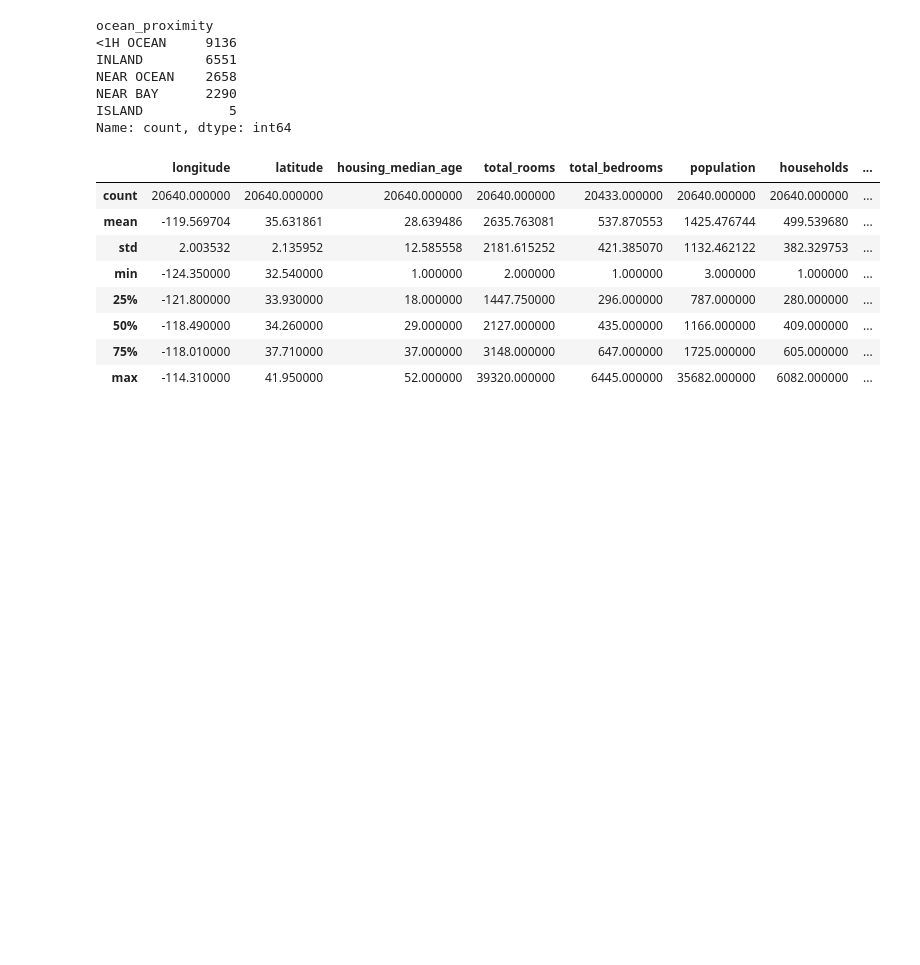
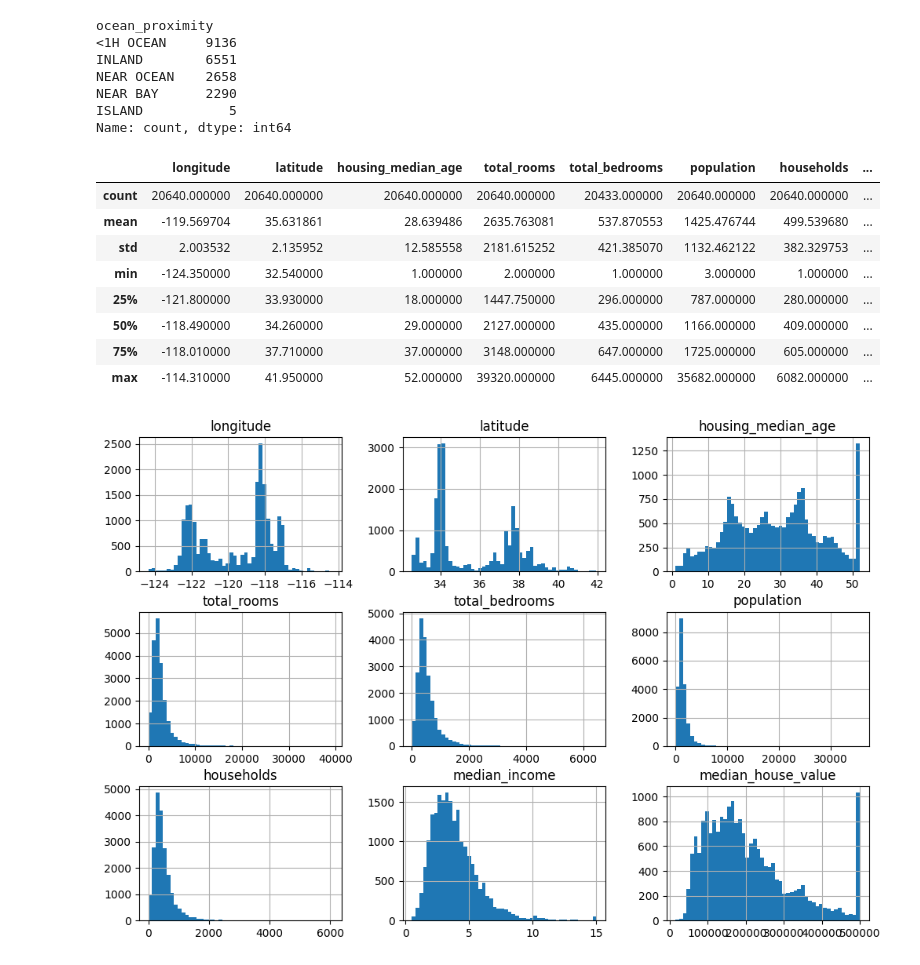
Before and after one commit to jurchiks33/Machine-Learning-Workshop, a Jupyter notebook: HousingData.ipynb, the cells around one changed output. Saved outputs shown, nothing was run; the diff lists cells and outputs as text; code cells hidden in the pictures; blank space fills up the shorter version.

Commit message:
housing histograms

```diff
--- a/HousingData.ipynb
+++ b/HousingData.ipynb
@@ -68,3 +68,10 @@ housing.describe()
 | 50% | -118.490000 | 34.260000 | 29.000000 | 2127.000000 | 435.000000 | 1166.000000 | 409.000000 | ... |
 | 75% | -118.010000 | 37.710000 | 37.000000 | 3148.000000 | 647.000000 | 1725.000000 | 605.000000 | ... |
 | max | -114.310000 | 41.950000 | 52.000000 | 39320.000000 | 6445.000000 | 35682.000000 | 6082.000000 | ... |
+# %%
+import matplotlib.pyplot as plt
+
+housing.hist(bins=50, figsize=(12, 8))
+plt.show()
+# %% [output]
+[figure, added]
```
